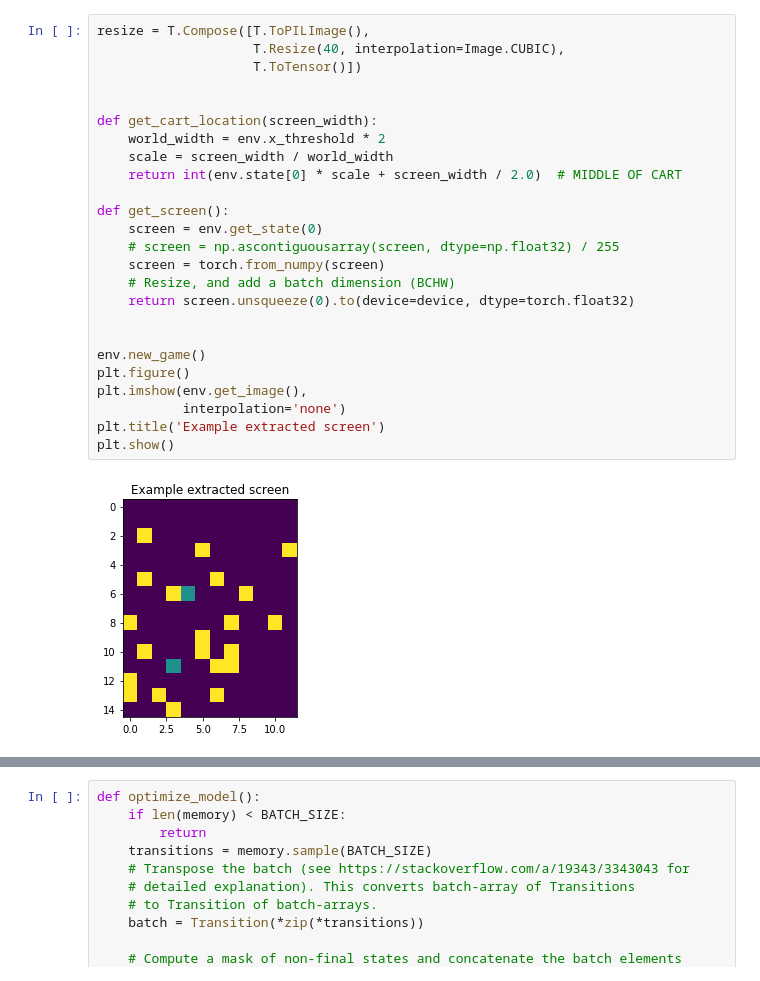
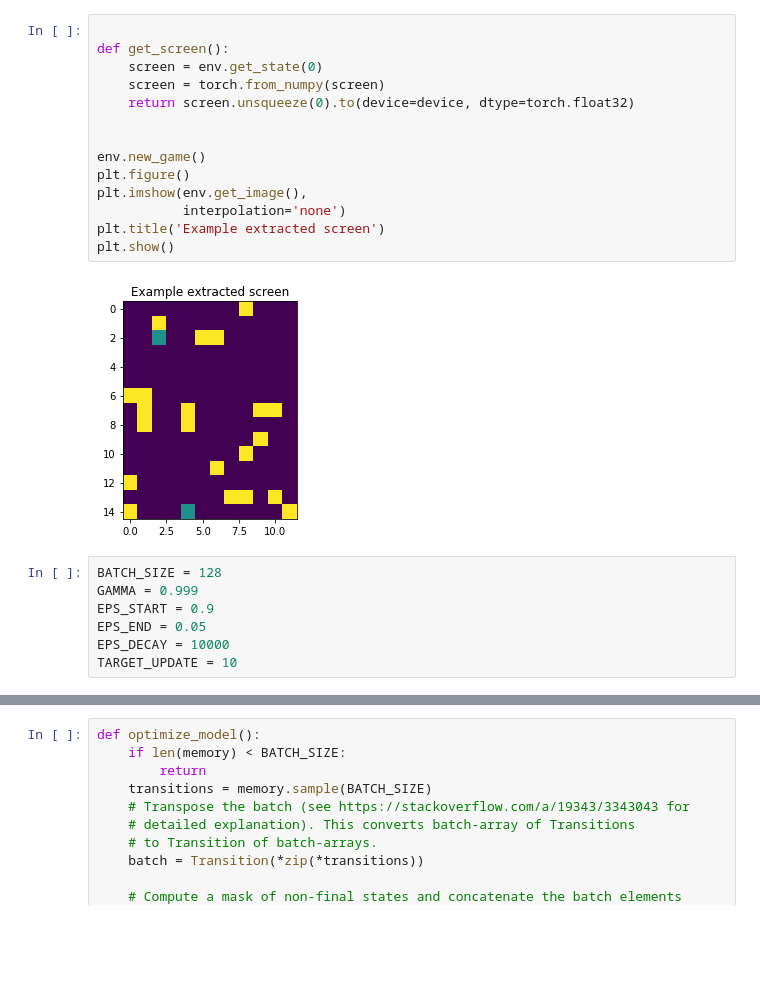
Before and after one commit to Arty-Facts/DiamondHunter, a Jupyter notebook: test_DQL.ipynb, the cells around one changed output, grey strips where cells are left out. Saved outputs shown, nothing was run; the diff lists cells and outputs as text; blank space fills up the shorter version.

```diff
--- a/test_DQL.ipynb
+++ b/test_DQL.ipynb
@@ -83,28 +33,24 @@ class DQN(nn.Module):
 # %%
-resize = T.Compose([T.ToPILImage(),
-                    T.Resize(40, interpolation=Image.CUBIC),
-                    T.ToTensor()])
-
-
-def get_cart_location(screen_width):
-    world_width = env.x_threshold * 2
-    scale = screen_width / world_width
-    return int(env.state[0] * scale + screen_width / 2.0)  # MIDDLE OF CART
 
 def get_screen():
     screen = env.get_state(0)
-    # screen = np.ascontiguousarray(screen, dtype=np.float32) / 255
     screen = torch.from_numpy(screen)
-    # Resize, and add a batch dimension (BCHW)
     return screen.unsqueeze(0).to(device=device, dtype=torch.float32)
 
 
 env.new_game()
 plt.figure()
 plt.imshow(env.get_image(),
            interpolation='none')
 plt.title('Example extracted screen')
 plt.show()
 # %% [output]
-[figure, old version]
+[figure, new version]
+# %%
+BATCH_SIZE = 128
+GAMMA = 0.999
+EPS_START = 0.9
+EPS_END = 0.05
+EPS_DECAY = 10000
+TARGET_UPDATE = 10
 # %%
```
Also changed, not shown: parts of 7 cells of this notebook, 4 other files.
